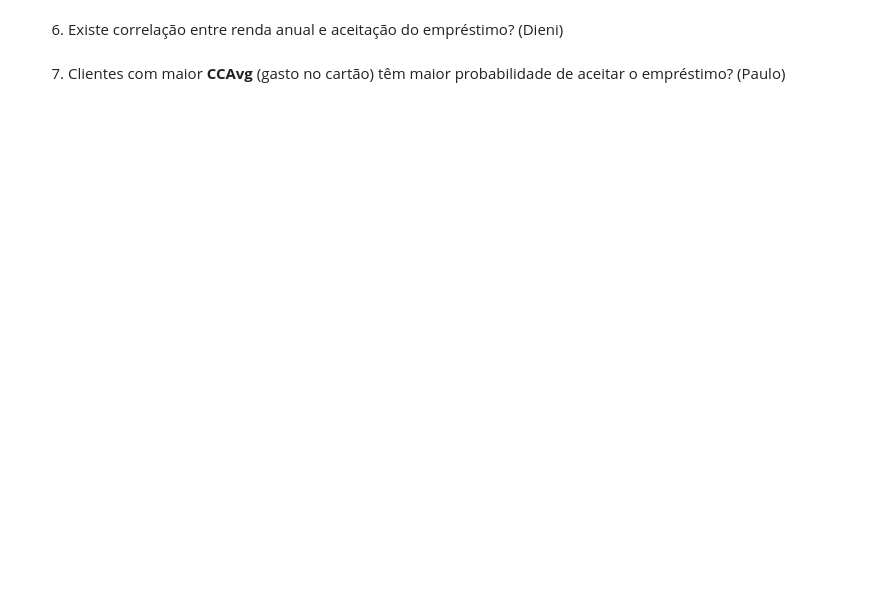
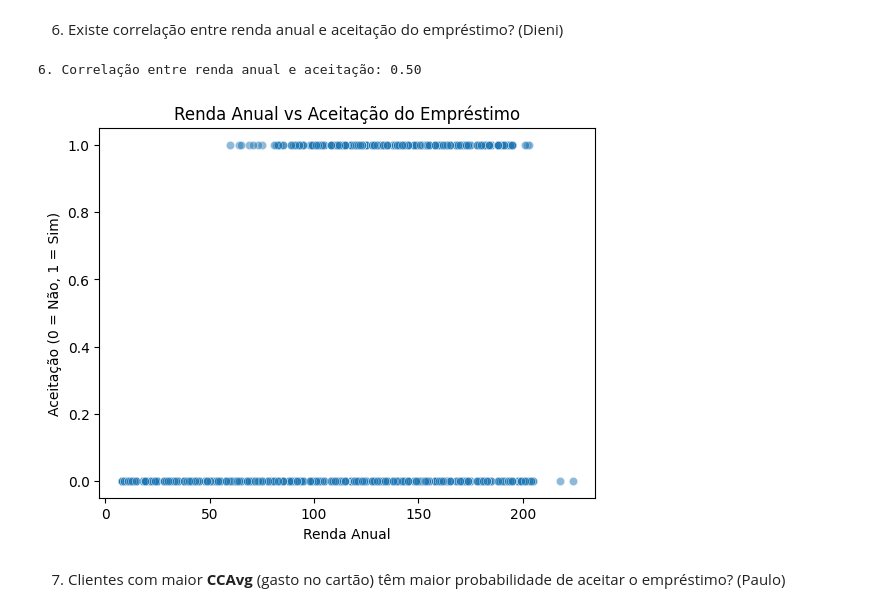
Before and after one commit to mrxcao/ADA-Estatistica1, a Jupyter notebook: main.ipynb, the cells around one changed output. Saved outputs shown, nothing was run; the diff lists cells and outputs as text; code cells hidden in the pictures; blank space fills up the shorter version.

```diff
--- a/main.ipynb
+++ b/main.ipynb
@@ -96,6 +135,19 @@ df["CCAvg"] = df["CCAvg"].str.replace("/", ".", regex=False).astype(float)
 6. Existe correlação entre renda anual e aceitação do empréstimo? (Dieni)
 # %%
 # Dieni - Resposta Questão 6
+
+# 6. Correlação entre renda anual e aceitação do empréstimo
+correlacao = df['Income'].corr(df['Personal Loan'])
+print(f"\n6. Correlação entre renda anual e aceitação: {correlacao:.2f}")
+
+sns.scatterplot(data=df, x='Income', y='Personal Loan', alpha=0.5)
+plt.title('Renda Anual vs Aceitação do Empréstimo')
+plt.xlabel('Renda Anual')
+plt.ylabel('Aceitação (0 = Não, 1 = Sim)')
+plt.show()
+# %% [output]
+6. Correlação entre renda anual e aceitação: 0.50
+[figure, added]
 # %% [markdown]
 
 7. Clientes com maior **CCAvg** (gasto no cartão) têm maior probabilidade de aceitar o empréstimo? (Paulo)
```
Also changed, not shown: parts of 4 cells of this notebook.
